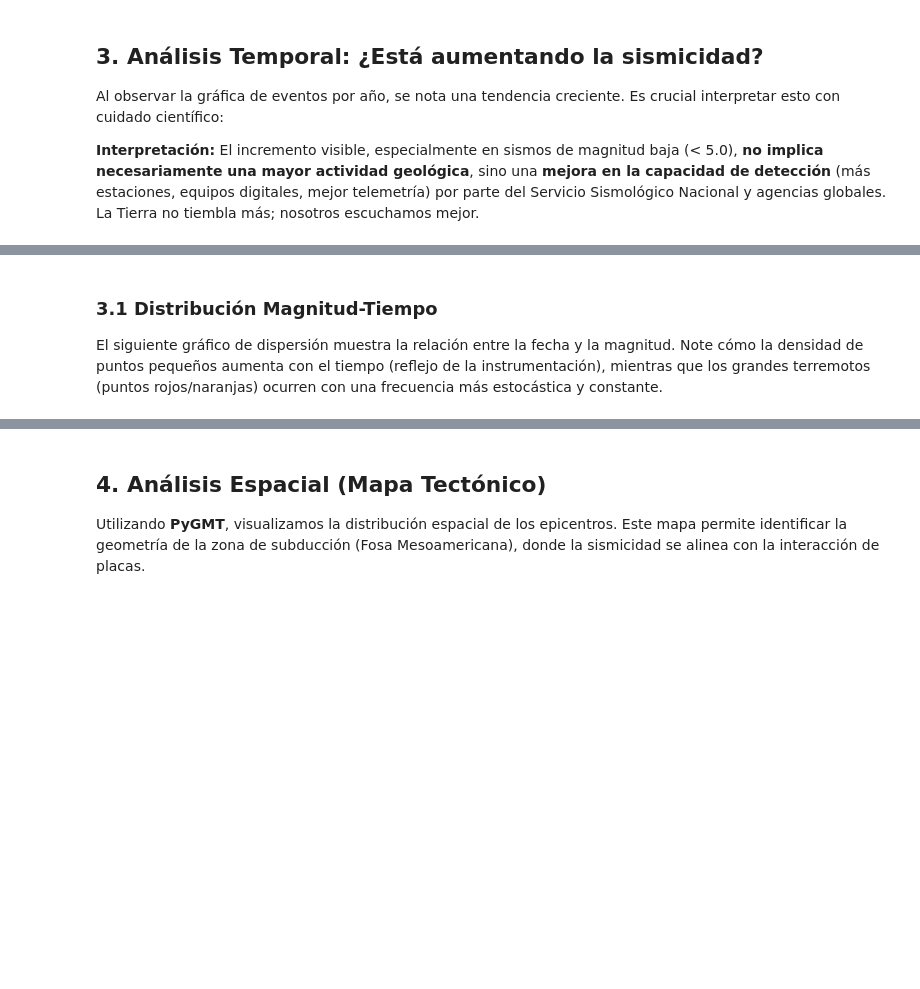
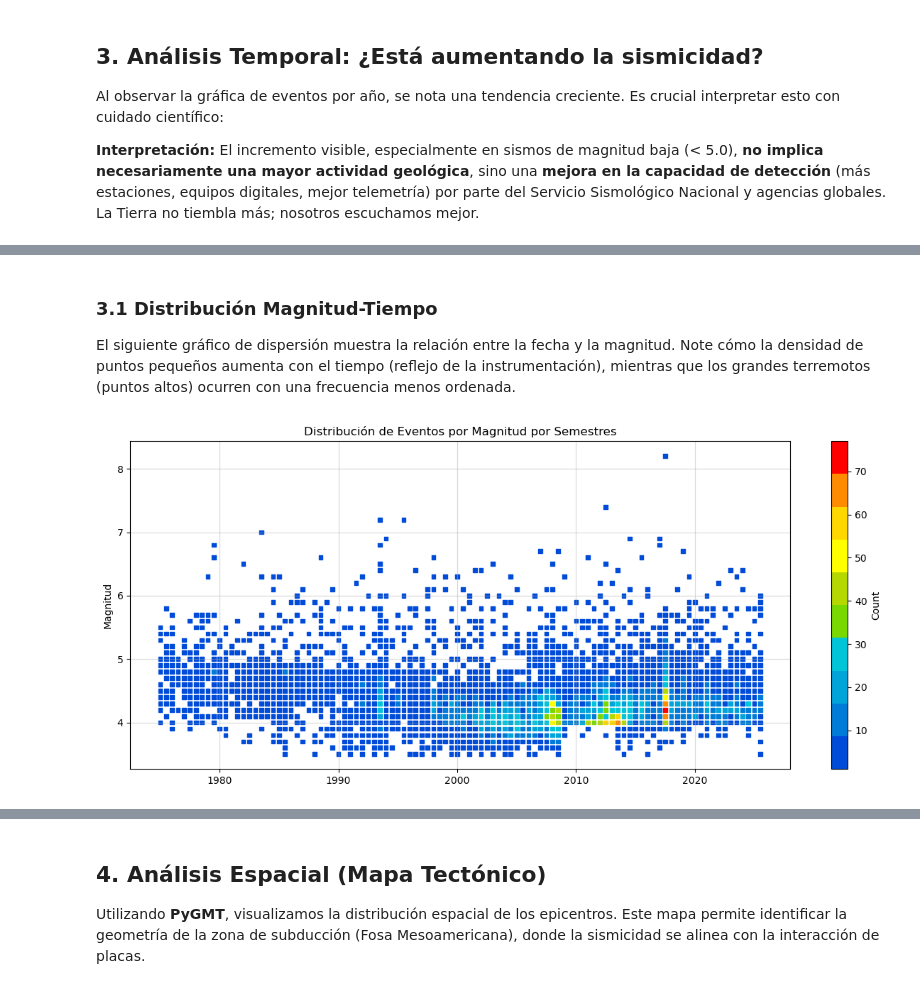
Before and after one commit to ed-mh/An-lisis-de-Sismicidad-en-el-Sureste-de-M-xico, a Jupyter notebook: notebooks/Analisis_Sismico.ipynb, the cells around one changed output, grey strips where cells are left out. Saved outputs shown, nothing was run; the diff lists cells and outputs as text; code cells hidden in the pictures; blank space fills up the shorter version.

```diff
--- a/notebooks/Analisis_Sismico.ipynb
+++ b/notebooks/Analisis_Sismico.ipynb
@@ -66,3 +158,8 @@ datos_count_cuatri_mag = datos[['anyo_mes_cuatri','mag','control_ed']].groupby(b
+# %%
+datos_count_mes_mag = datos[['anyo_mes_bim','mag','control_ed']].groupby(by=['anyo_mes_bim','mag']).count().reset_index()
+datos_count_sem_mag = datos[['anyo_mes_sem','mag','control_ed']].groupby(by=['anyo_mes_sem','mag']).count().reset_index()
+datos_count_trim_mag = datos[['anyo_mes_trim','mag','control_ed']].groupby(by=['anyo_mes_trim','mag']).count().reset_index()
+datos_count_cuatri_mag = datos[['anyo_mes_cuatri','mag','control_ed']].groupby(by=['anyo_mes_cuatri','mag']).count().reset_index()
 # %% [markdown]
 ## 3. Análisis Temporal: ¿Está aumentando la sismicidad?
 
@@ -82,6 +181,29 @@ plt.show()
 # %% [markdown]
 ### 3.1 Distribución Magnitud-Tiempo
-El siguiente gráfico de dispersión muestra la relación entre la fecha y la magnitud. Note cómo la densidad de puntos pequeños aumenta con el tiempo (reflejo de la instrumentación), mientras que los grandes terremotos (puntos rojos/naranjas) ocurren con una frecuencia más estocástica y constante.
+El siguiente gráfico de dispersión muestra la relación entre la fecha y la magnitud. Note cómo la densidad de puntos pequeños aumenta con el tiempo (reflejo de la instrumentación), mientras que los grandes terremotos (puntos altos) ocurren con una frecuencia menos ordenada.
+# %%
+fecha = datos_count_sem_mag.anyo_mes_sem
+magnitud = datos_count_sem_mag.mag
+cantidad = datos_count_sem_mag.control_ed
+
+plt.figure(figsize=(15,6))
+#plt.figure(figsize=(12,4))
+
+color = ListedColormap(['#004bd8','#007cd8','#00a4d8',"#00c4d8", "#79d800", "#b4d800","yellow", "gold","darkorange", "red"])
+plt.scatter(fecha, magnitud, c=cantidad, cmap=color,
+            #s=19,
+            s=17,
+            marker='s')# s=area, c=colors, alpha=0.5)
+#ax.set_ylabel('Cantidad por bimestre y por magnitud')
+#plt.set_title('magnitud')
+plt.ylabel('Magnitud')
+plt.title('Distribución de Eventos por Magnitud por Semestres')
+plt.colorbar(label = 'Count')
+plt.grid(alpha=.5)
+plt.savefig('Time_Magnitude_Distribution.pdf')
+#en horizontal cada cuadrito representa un semestre a lo largo del tiempo
+# %% [output]
+[figure, added]
 # %%
 fecha = datos_count_cuatri_mag.anyo_mes_cuatri
 magnitud = datos_count_cuatri_mag.mag
```
Also changed, not shown: parts of 7 cells of this notebook, 3 other files.
